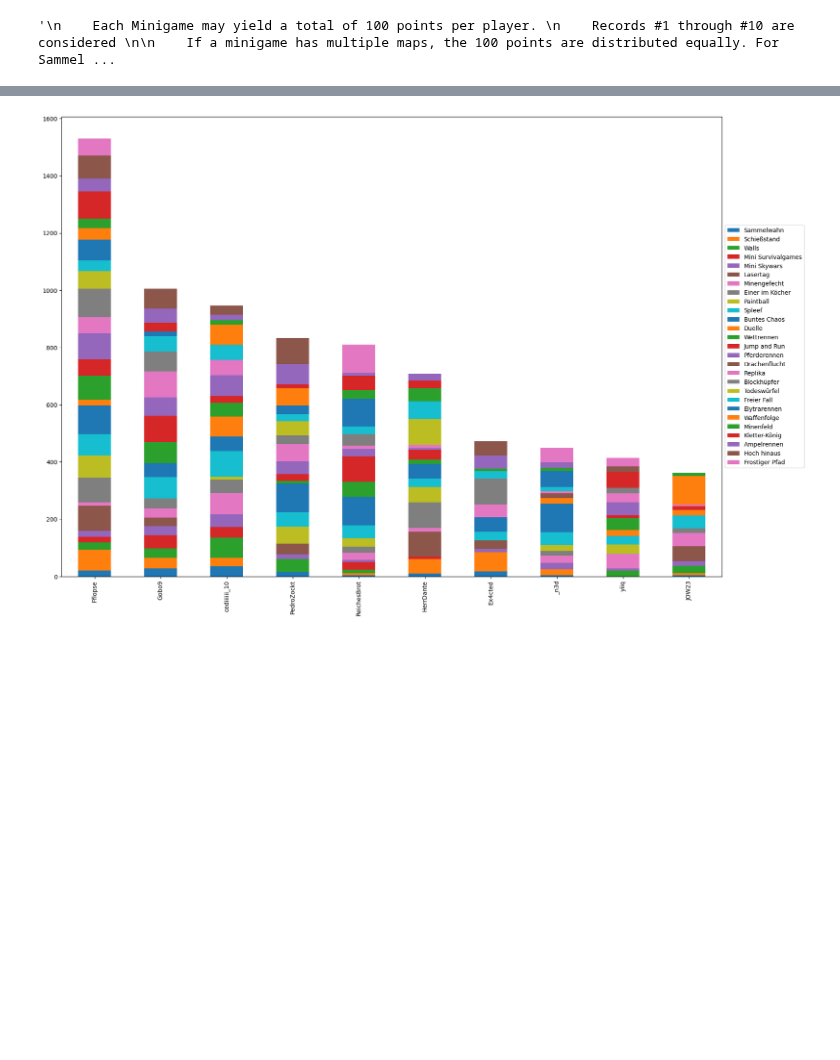
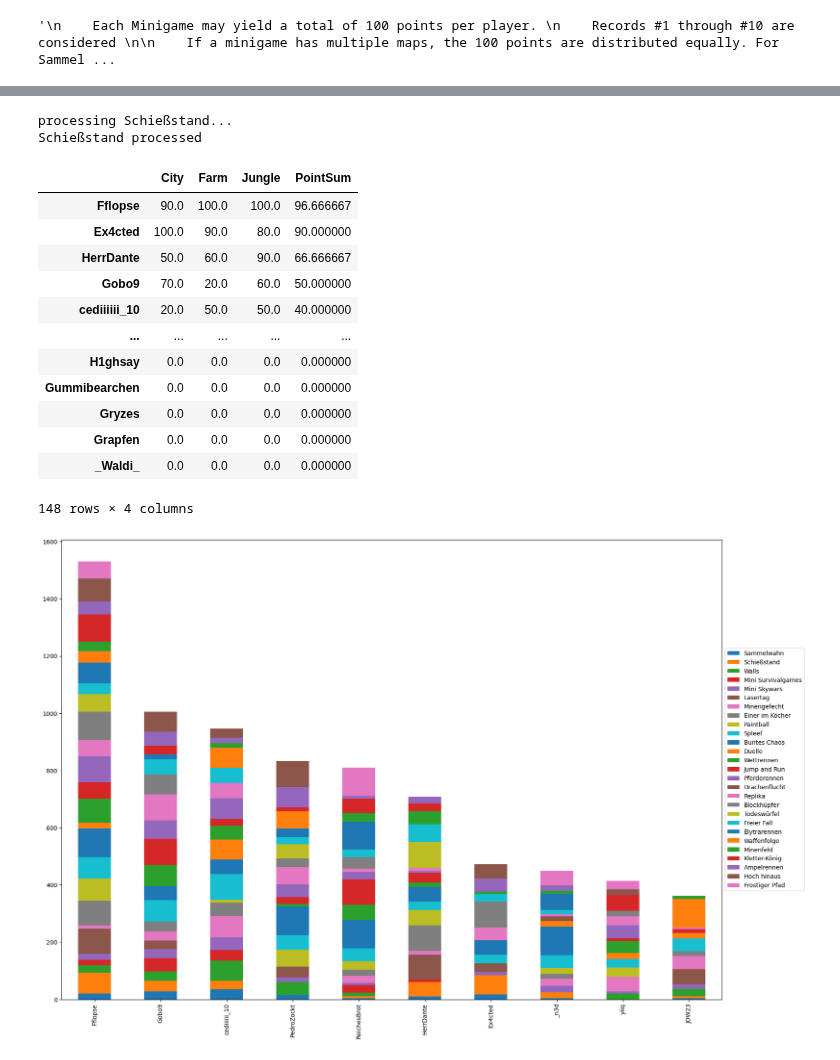
Before and after one commit to Fflopse/MCP-Records, a Jupyter notebook: data-analysis/global-ranking.ipynb, the cells around one changed output, grey strips where cells are left out. Saved outputs shown, nothing was run; the diff lists cells and outputs as text; code cells hidden in the pictures; blank space fills up the shorter version.

```diff
--- a/data-analysis/global-ranking.ipynb
+++ b/data-analysis/global-ranking.ipynb
@@ -561,3 +633,21 @@ outDf
+# %%
+getBestPlayer(minigame='Schießstand')
+# %% [output]
+processing Schießstand...
+Schießstand processed
+|  | City | Farm | Jungle | PointSum |
+| Fflopse | 90.0 | 100.0 | 100.0 | 96.666667 |
+| Ex4cted | 100.0 | 90.0 | 80.0 | 90.000000 |
+| HerrDante | 50.0 | 60.0 | 90.0 | 66.666667 |
+| Gobo9 | 70.0 | 20.0 | 60.0 | 50.000000 |
+| cediiiiii_10 | 20.0 | 50.0 | 50.0 | 40.000000 |
+| ... | ... | ... | ... | ... |
+| H1ghsay | 0.0 | 0.0 | 0.0 | 0.000000 |
+| Gummibearchen | 0.0 | 0.0 | 0.0 | 0.000000 |
+| Gryzes | 0.0 | 0.0 | 0.0 | 0.000000 |
+| Grapfen | 0.0 | 0.0 | 0.0 | 0.000000 |
+| _Waldi_ | 0.0 | 0.0 | 0.0 | 0.000000 |
+148 rows × 4 columns
 # %%
 import matplotlib.pyplot as plt
 import plotly.express as px
```
Also changed, not shown: parts of 4 cells of this notebook, 3 other files.
